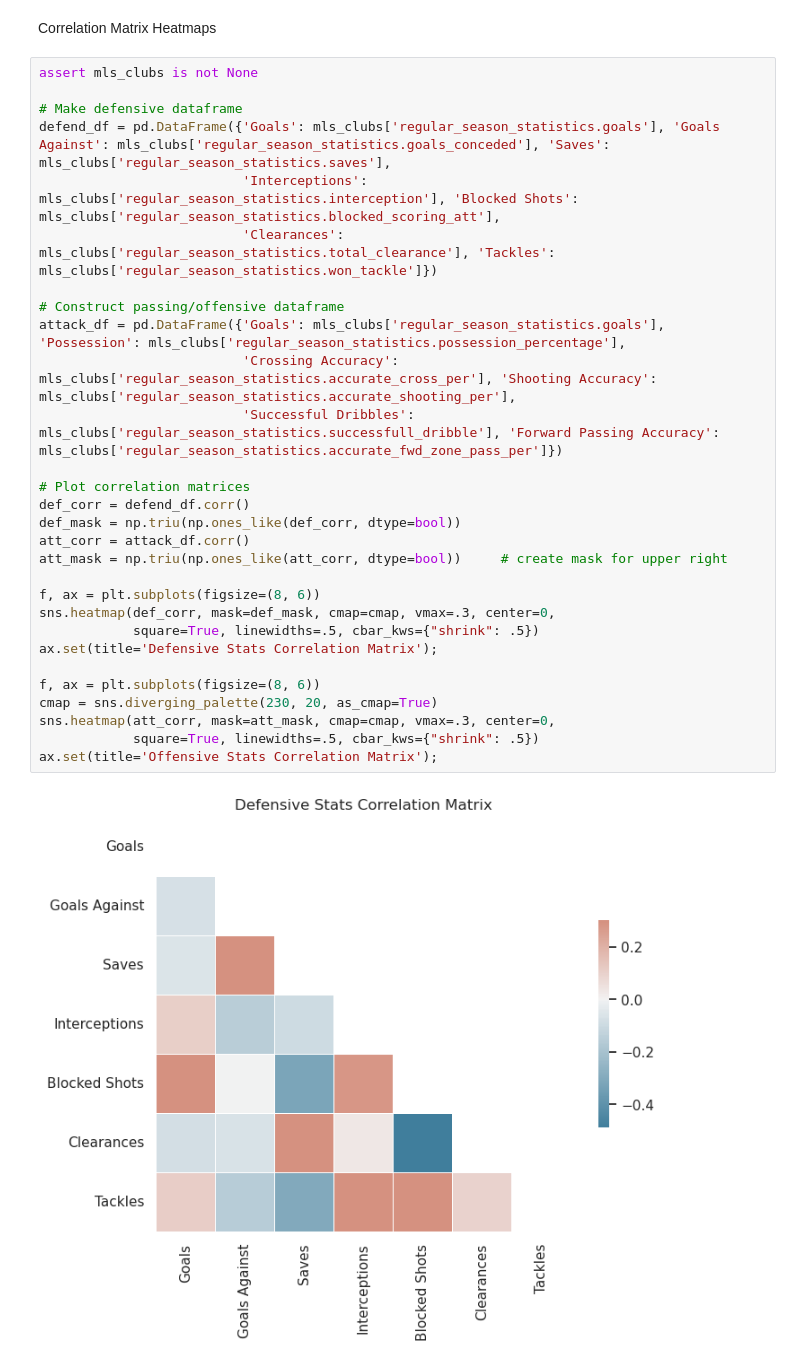
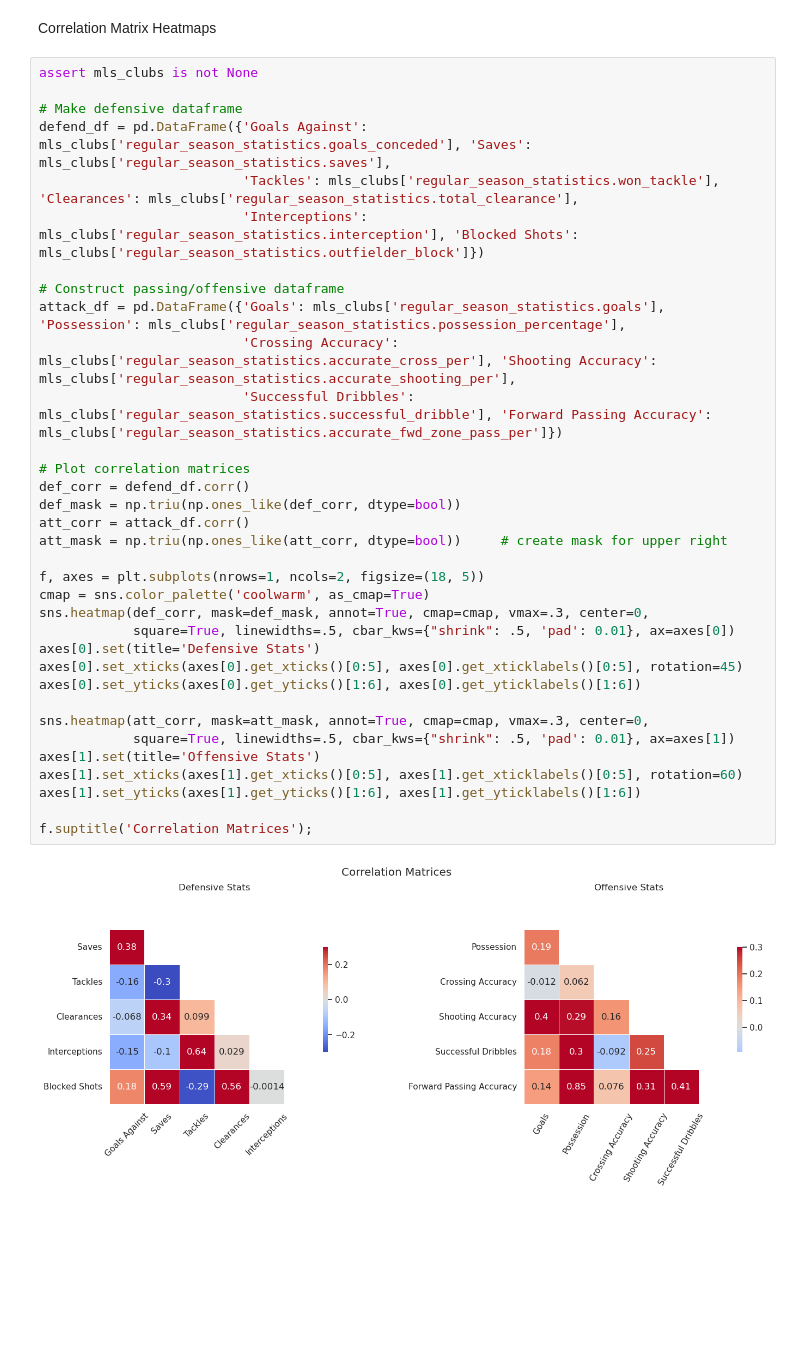
Before and after one commit to gtorrini/portfolio, a Jupyter notebook: data/mls_demo.ipynb, the cells around one changed output. Drawn from its saved outputs; the diff is of its cells as text; blank space fills up the shorter version.

Commit message:
Combined correlation matrices; plotted regression analysis

```diff
--- a/data/mls_demo.ipynb
+++ b/data/mls_demo.ipynb
@@ -144,31 +147,36 @@ Correlation Matrix Heatmaps
 # %%
 assert mls_clubs is not None
 
 # Make defensive dataframe
-defend_df = pd.DataFrame({'Goals': mls_clubs['regular_season_statistics.goals'], 'Goals Against': mls_clubs['regular_season_statistics.goals_conceded'], 'Saves': mls_clubs['regular_season_statistics.saves'],
-                          'Interceptions': mls_clubs['regular_season_statistics.interception'], 'Blocked Shots': mls_clubs['regular_season_statistics.blocked_scoring_att'],
-                          'Clearances': mls_clubs['regular_season_statistics.total_clearance'], 'Tackles': mls_clubs['regular_season_statistics.won_tackle']})
+defend_df = pd.DataFrame({'Goals Against': mls_clubs['regular_season_statistics.goals_conceded'], 'Saves': mls_clubs['regular_season_statistics.saves'],
+                          'Tackles': mls_clubs['regular_season_statistics.won_tackle'], 'Clearances': mls_clubs['regular_season_statistics.total_clearance'],
+                          'Interceptions': mls_clubs['regular_season_statistics.interception'], 'Blocked Shots': mls_clubs['regular_season_statistics.outfielder_block']})
 
 # Construct passing/offensive dataframe
 attack_df = pd.DataFrame({'Goals': mls_clubs['regular_season_statistics.goals'], 'Possession': mls_clubs['regular_season_statistics.possession_percentage'],
                           'Crossing Accuracy': mls_clubs['regular_season_statistics.accurate_cross_per'], 'Shooting Accuracy': mls_clubs['regular_season_statistics.accurate_shooting_per'],
-                          'Successful Dribbles': mls_clubs['regular_season_statistics.successfull_dribble'], 'Forward Passing Accuracy': mls_clubs['regular_season_statistics.accurate_fwd_zone_pass_per']})
+                          'Successful Dribbles': mls_clubs['regular_season_statistics.successful_dribble'], 'Forward Passing Accuracy': mls_clubs['regular_season_statistics.accurate_fwd_zone_pass_per']})
 
 # Plot correlation matrices
 def_corr = defend_df.corr()
 def_mask = np.triu(np.ones_like(def_corr, dtype=bool))
 att_corr = attack_df.corr()
 att_mask = np.triu(np.ones_like(att_corr, dtype=bool))     # create mask for upper right
 
-f, ax = plt.subplots(figsize=(8, 6))
-sns.heatmap(def_corr, mask=def_mask, cmap=cmap, vmax=.3, center=0,
-            square=True, linewidths=.5, cbar_kws={"shrink": .5})
-ax.set(title='Defensive Stats Correlation Matrix');
+f, axes = plt.subplots(nrows=1, ncols=2, figsize=(18, 5))
+cmap = sns.color_palette('coolwarm', as_cmap=True)
+sns.heatmap(def_corr, mask=def_mask, annot=True, cmap=cmap, vmax=.3, center=0,
+            square=True, linewidths=.5, cbar_kws={"shrink": .5, 'pad': 0.01}, ax=axes[0])
+axes[0].set(title='Defensive Stats')
+axes[0].set_xticks(axes[0].get_xticks()[0:5], axes[0].get_xticklabels()[0:5], rotation=45)
+axes[0].set_yticks(axes[0].get_yticks()[1:6], axes[0].get_yticklabels()[1:6])
 
-f, ax = plt.subplots(figsize=(8, 6))
-cmap = sns.diverging_palette(230, 20, as_cmap=True)
-sns.heatmap(att_corr, mask=att_mask, cmap=cmap, vmax=.3, center=0,
-            square=True, linewidths=.5, cbar_kws={"shrink": .5})
-ax.set(title='Offensive Stats Correlation Matrix');
+sns.heatmap(att_corr, mask=att_mask, annot=True, cmap=cmap, vmax=.3, center=0,
+            square=True, linewidths=.5, cbar_kws={"shrink": .5, 'pad': 0.01}, ax=axes[1])
+axes[1].set(title='Offensive Stats')
+axes[1].set_xticks(axes[1].get_xticks()[0:5], axes[1].get_xticklabels()[0:5], rotation=60)
+axes[1].set_yticks(axes[1].get_yticks()[1:6], axes[1].get_yticklabels()[1:6])
+
+f.suptitle('Correlation Matrices');
 # %% [output]
-[figure, old version]
+[figure, new version]
```
Also changed, not shown: parts of 11 cells of this notebook.
